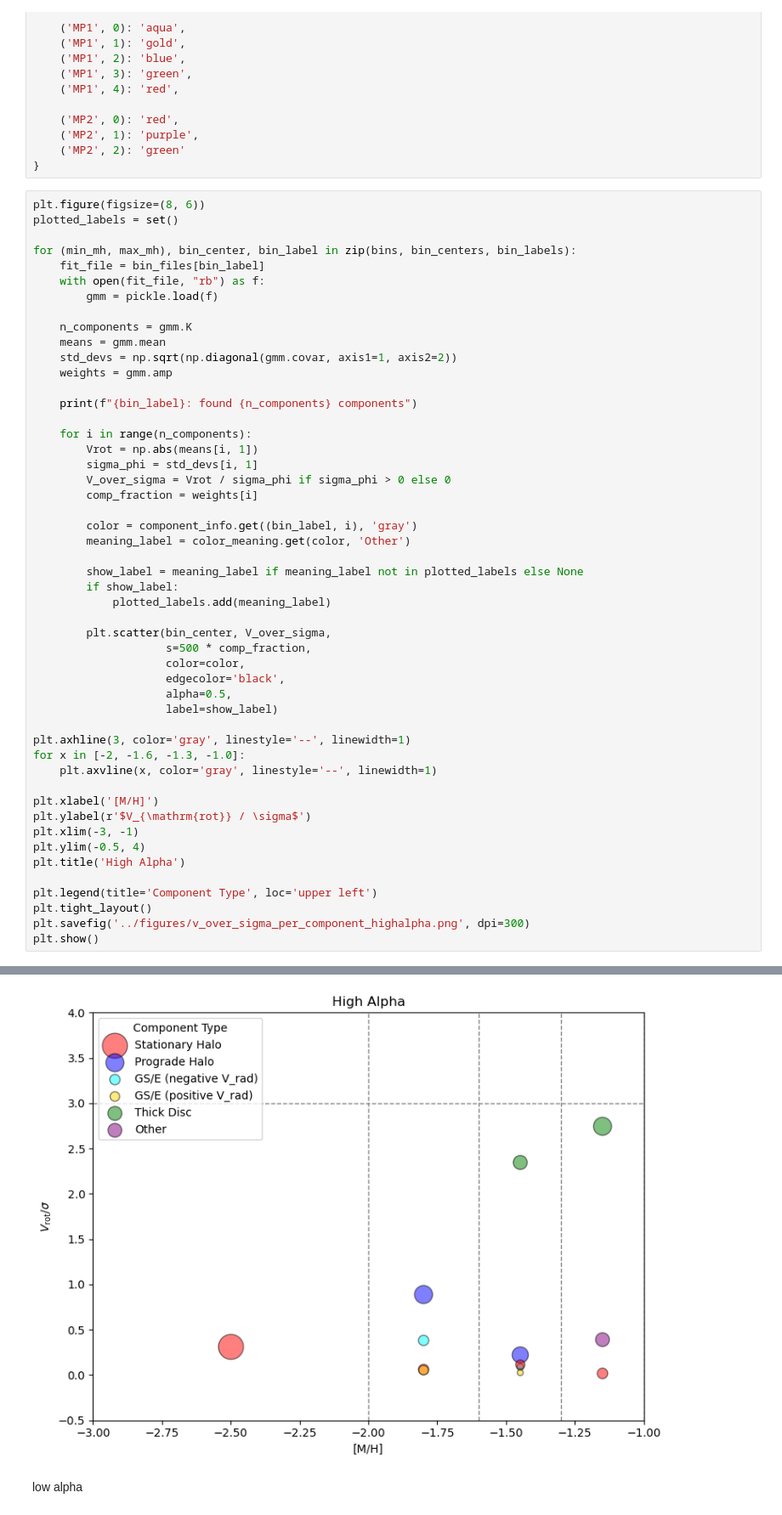
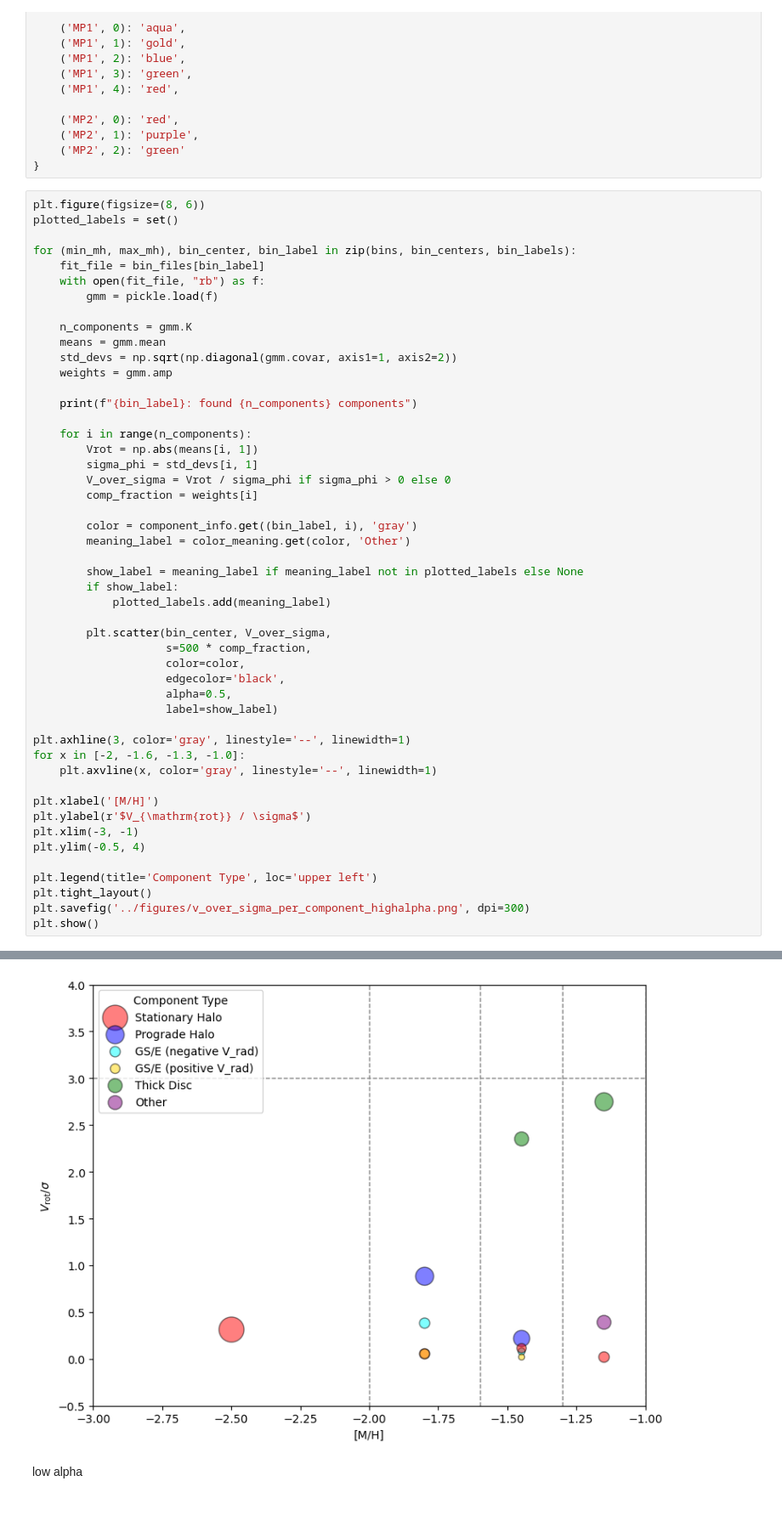
Before and after one commit to raunaq-rai/Disentangling-the-Milky-Way-using-GMM, a Jupyter notebook: notebooks/vis_vphi_vsigma.ipynb, the cells around one changed output, grey strips where cells are left out. Shown at 85% size. Saved outputs shown, nothing was run; the diff lists cells and outputs as text.

Commit message:
figure update

```diff
--- a/notebooks/vis_vphi_vsigma.ipynb
+++ b/notebooks/vis_vphi_vsigma.ipynb
@@ -90,35 +84,34 @@ for (min_mh, max_mh), bin_center, bin_label in zip(bins, bin_centers, bin_labels
 
         show_label = meaning_label if meaning_label not in plotted_labels else None
         if show_label:
             plotted_labels.add(meaning_label)
 
         plt.scatter(bin_center, V_over_sigma,
                     s=500 * comp_fraction,
                     color=color,
                     edgecolor='black',
                     alpha=0.5,
                     label=show_label)
 
 plt.axhline(3, color='gray', linestyle='--', linewidth=1)
 for x in [-2, -1.6, -1.3, -1.0]:
     plt.axvline(x, color='gray', linestyle='--', linewidth=1)
 
 plt.xlabel('[M/H]')
 plt.ylabel(r'$V_{\mathrm{rot}} / \sigma$')
 plt.xlim(-3, -1)
 plt.ylim(-0.5, 4)
-plt.title('High Alpha')
 
 plt.legend(title='Component Type', loc='upper left')
 plt.tight_layout()
 plt.savefig('../figures/v_over_sigma_per_component_highalpha.png', dpi=300)
 plt.show()
 # %% [output]
 VMP: found 1 components
 IMP: found 4 components
 MP1: found 5 components
 MP2: found 3 components
-[figure, old version]
+[figure, new version]
 # %% [markdown]
 low alpha
 # %%
```
Also changed, not shown: parts of 4 cells of this notebook, 3 other files.
